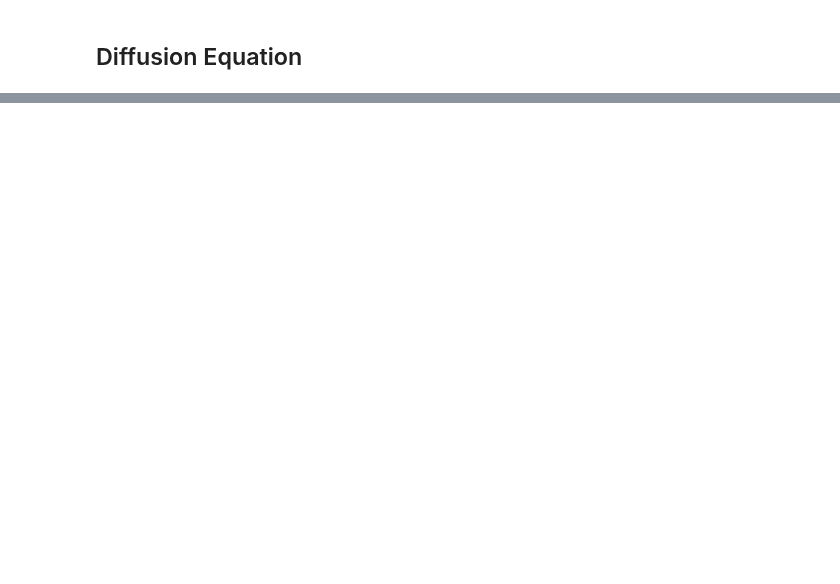
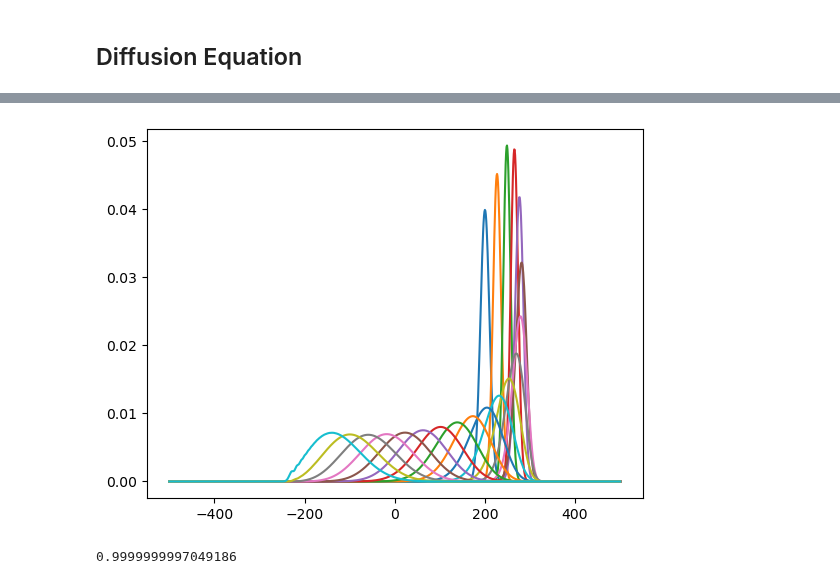
Before and after one commit to blanton144/computational-grad, a Jupyter notebook: docs/notebooks/pde.ipynb, the cells around one changed output, grey strips where cells are left out. Cells and saved outputs as stored; diff of their text form; code cells hidden in the pictures; blank space fills up the shorter version.

```diff
--- a/docs/notebooks/pde.ipynb
+++ b/docs/notebooks/pde.ipynb
@@ -234,0 +263,20 @@ HTML(anim.to_html5_video())
+# %%
+def schrodinger_cayley_matrix(dt=None, dx=None, V=None):
+    #Af = schrodinger_a(dt=(- 0.5) * dt, dx=dx, V=V)
+    Ab = schrodinger_a(dt=0.5 * dt, dx=dx, V=V)
+    c = 2. * np.linalg.inv(Ab) - np.identity(Ab.shape[0], dtype=np.complex64)
+    return(c)
+# %%
+cayley = schrodinger_cayley_matrix(dt=1., dx=1., V=V)
+# %%
+phi = phi0.copy()
+for i in np.arange(4000):
+    phi = cayley.dot(phi)
+    if((i % 200) == 0):
+        plt.plot(x, np.abs(phi)**2)
+# %% [output]
+[figure, added]
+# %%
+print((np.abs(phi)**2).sum())
+# %% [output]
+0.9999999997049186
```
Also changed, not shown: parts of 22 cells of this notebook, 53 other files.
